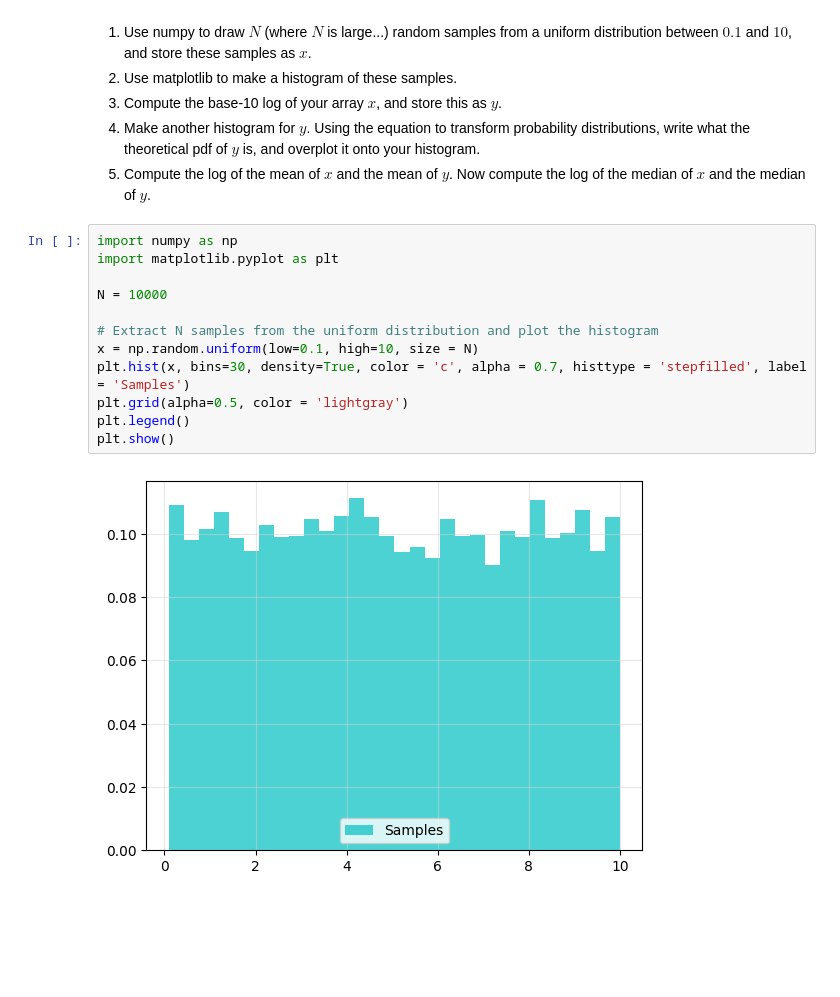
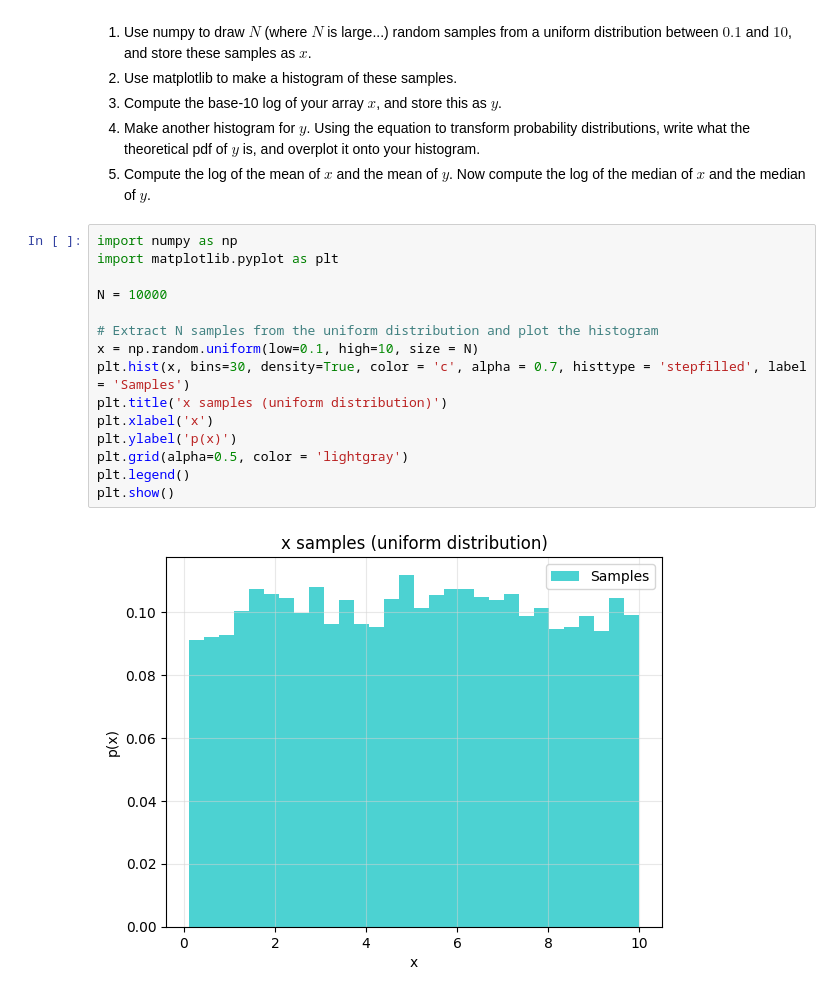
Before and after one commit to Alice-Palladino/astrostatistics_bicocca_2024, a Jupyter notebook: working/L01 - pdf of the log.ipynb, the cells around one changed output. Cells and saved outputs as stored; diff of their text form; blank space fills up the shorter version.

```diff
--- a/working/L01 - pdf of the log.ipynb
+++ b/working/L01 - pdf of the log.ipynb
@@ -10,17 +10,20 @@
 # %%
 import numpy as np
 import matplotlib.pyplot as plt
 
 N = 10000
 
 # Extract N samples from the uniform distribution and plot the histogram
 x = np.random.uniform(low=0.1, high=10, size = N)
 plt.hist(x, bins=30, density=True, color = 'c', alpha = 0.7, histtype = 'stepfilled', label = 'Samples')
+plt.title('x samples (uniform distribution)')
+plt.xlabel('x')
+plt.ylabel('p(x)')
 plt.grid(alpha=0.5, color = 'lightgray')
 plt.legend()
 plt.show()
 # %% [output]
-[figure, old version]
+[figure, new version]
 # %%
 # Compute the log and plot the histogram
 y = np.log10(x)
```
Also changed, not shown: parts of 5 cells of this notebook.
